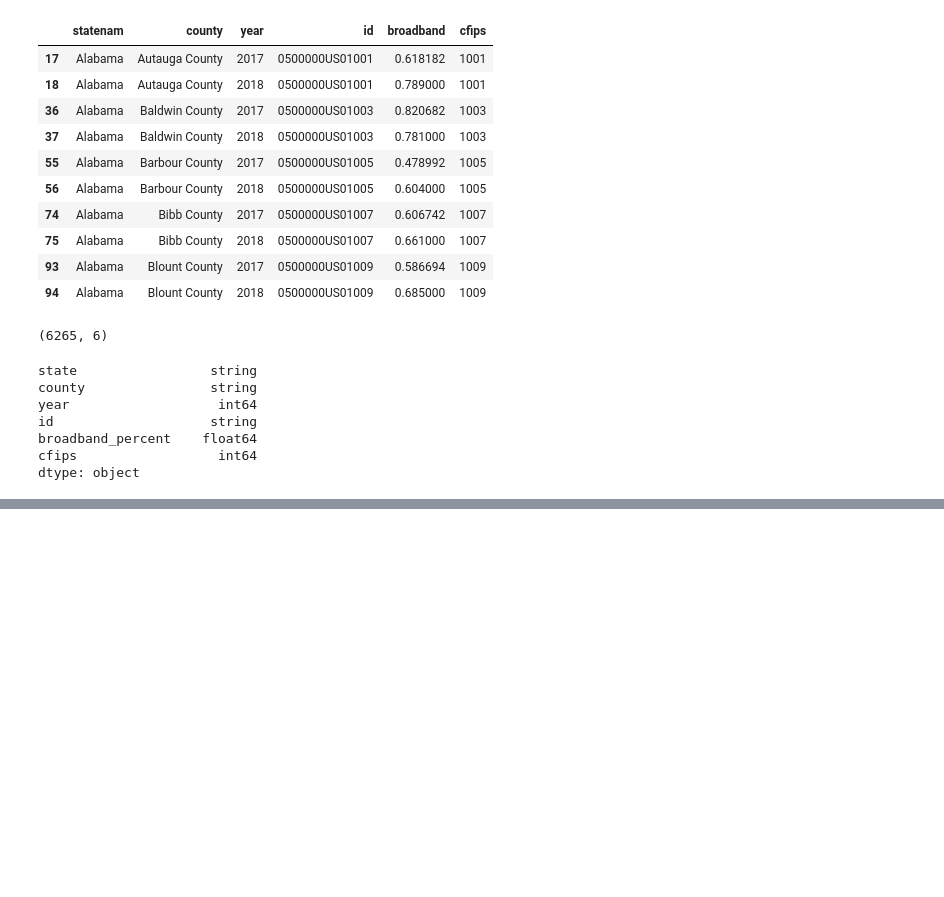
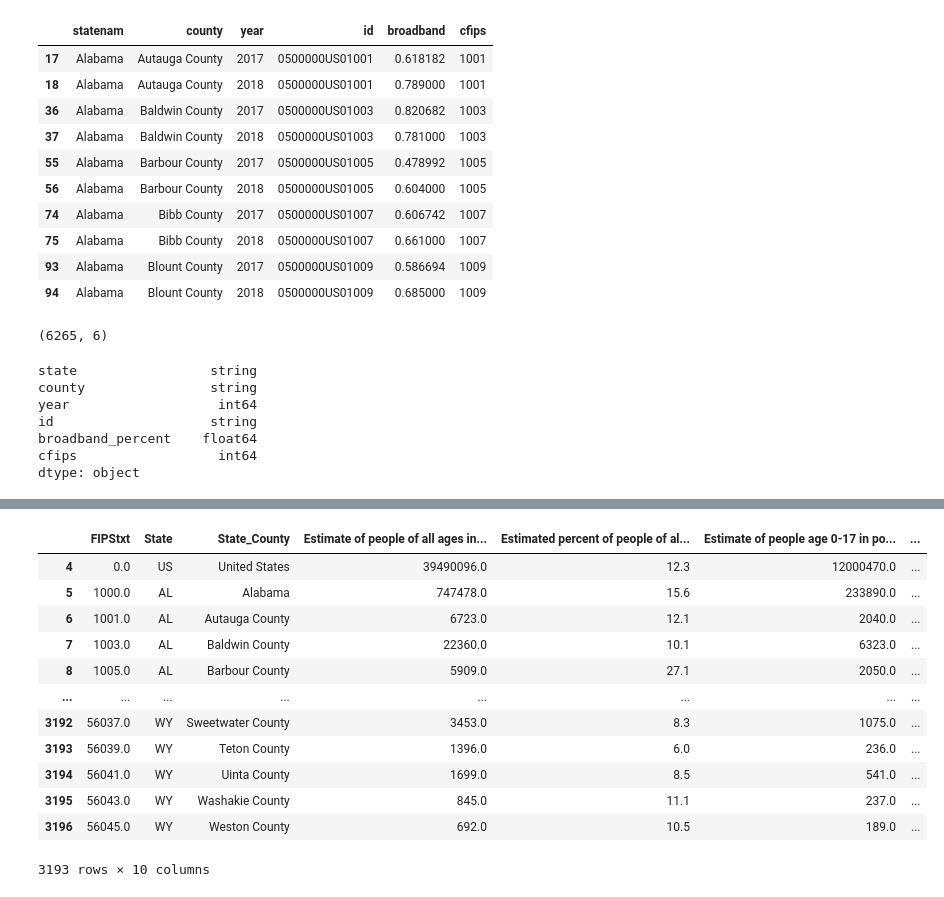
Before and after one commit to ChrxsCrxss/DS4A-Capstone, a Jupyter notebook: notebooks/sandbox/chris_sandbox.ipynb, the cells around one changed output, grey strips where cells are left out. Drawn from its saved outputs; the diff is of its cells as text; code cells hidden in the pictures; blank space fills up the shorter version.

Commit message:
clean poverty data

```diff
--- a/notebooks/sandbox/chris_sandbox.ipynb
+++ b/notebooks/sandbox/chris_sandbox.ipynb
@@ -69,0 +72,2 @@ df_broadband_2017_to_2018.to_csv('../../../capstone/data/processed/BROADBAND_201
+# %%
+poverty_df = pd.read_excel (r'../../../capstone/data/raw/PovertyEstimates.xls')
@@ -69,0 +87,4 @@ df_broadband_2017_to_2018.to_csv('../../../capstone/data/processed/BROADBAND_201
+# %%
+## Rename columns to the fieds in row 3 then rename two of those columns to State and State_Couny
+poverty_df = poverty_df.rename(columns=poverty_df.iloc[3])
+poverty_df = poverty_df.rename(columns={'Stabr': 'State', 'Area_name': 'State_County'})
@@ -69,0 +111,20 @@ df_broadband_2017_to_2018.to_csv('../../../capstone/data/processed/BROADBAND_201
+# %%
+# drop columns with data before 2013
+for column_name in poverty_df.columns:
+    try:
+        year = int(column_name[-4:])
+        if year < 2013:
+            poverty_df.drop([column_name], axis='column', inplace=True)
+    except Exception as e:
+        print(e, column_name)
+        continue
+
+# drop irrelevant columns
+poverty_df.drop(["Rural-urban_Continuum_Code_2003",
+"Urban_Influence_Code_2003",
+"Rural-urban_Continuum_Code_2013",
+"Urban_Influence_Code_2013"], axis=1, inplace=True)
+
+
+for column in poverty_df.columns:
+    print(column)
@@ -69,0 +169,32 @@ df_broadband_2017_to_2018.to_csv('../../../capstone/data/processed/BROADBAND_201
+# %%
+# remove confidence interval columns
+poverty_df =  poverty_df[["FIPStxt","State","State_County","POVALL_2019","PCTPOVALL_2019","POV017_2019","PCTPOV017_2019",
+                         "POV517_2019","PCTPOV517_2019","MEDHHINC_2019",
+                        ]]
+
+column_name_dict = {
+    "POVALL_2019": "Estimate of people of all ages in poverty 2019",
+    "PCTPOVALL_2019": "Estimated percent of people of all ages in poverty 2019",
+    "POV017_2019": "Estimate of people age 0-17 in poverty 2019",
+    "PCTPOV017_2019": "Estimated percent of people age 0-17 in poverty 2019",
+    "POV517_2019": "Estimate of related children age 5-17 in families in poverty 2019",
+    "PCTPOV517_2019": "Estimated percent of related children age 5-17 in families in poverty 2019",
+    "MEDHHINC_2019": "Estimate of median household income 2019",
+    "PCTPOV04_2019": "Estimated percent of children ages 0 to 4 in poverty 2019"
+}
+
+poverty_df.rename(columns=column_name_dict)
+# %% [output]
+|  | FIPStxt | State | State_County | Estimate of people of all ages in... | Estimated percent of people of al... | Estimate of people age 0-17 in po... | ... |
+| 4 | 0.0 | US | United States | 39490096.0 | 12.3 | 12000470.0 | ... |
+| 5 | 1000.0 | AL | Alabama | 747478.0 | 15.6 | 233890.0 | ... |
+| 6 | 1001.0 | AL | Autauga County | 6723.0 | 12.1 | 2040.0 | ... |
+| 7 | 1003.0 | AL | Baldwin County | 22360.0 | 10.1 | 6323.0 | ... |
+| 8 | 1005.0 | AL | Barbour County | 5909.0 | 27.1 | 2050.0 | ... |
+| ... | ... | ... | ... | ... | ... | ... | ... |
+| 3192 | 56037.0 | WY | Sweetwater County | 3453.0 | 8.3 | 1075.0 | ... |
+| 3193 | 56039.0 | WY | Teton County | 1396.0 | 6.0 | 236.0 | ... |
+| 3194 | 56041.0 | WY | Uinta County | 1699.0 | 8.5 | 541.0 | ... |
+| 3195 | 56043.0 | WY | Washakie County | 845.0 | 11.1 | 237.0 | ... |
+| 3196 | 56045.0 | WY | Weston County | 692.0 | 10.5 | 189.0 | ... |
+3193 rows × 10 columns
```
Also changed, not shown: parts of 7 cells of this notebook, 5 other files.
